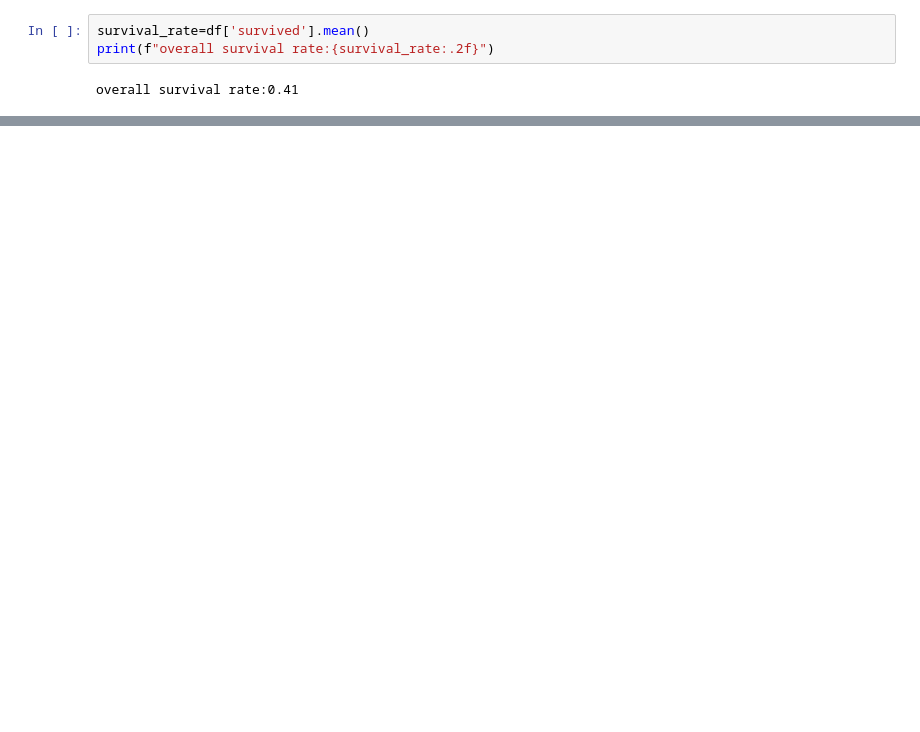
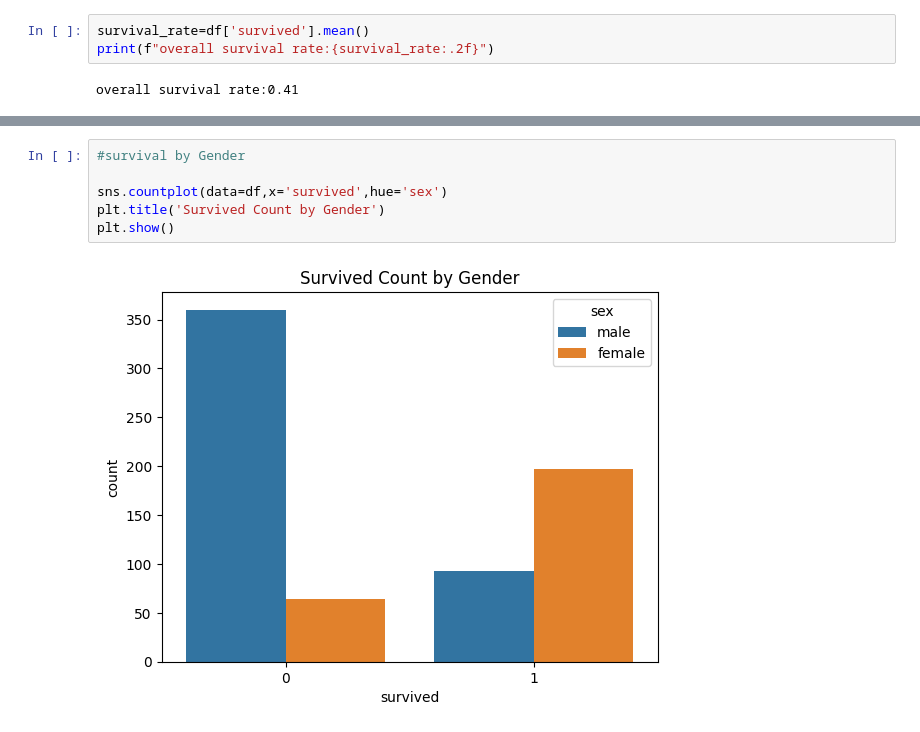
Before and after one commit to samirbahadurthapa/Titanic-Survival-Analysis, a Jupyter notebook: notebooks/titatanic_analysis.ipynb, the cells around one changed output, grey strips where cells are left out. Cells and saved outputs as stored; diff of their text form; blank space fills up the shorter version.

```diff
--- a/notebooks/titatanic_analysis.ipynb
+++ b/notebooks/titatanic_analysis.ipynb
@@ -64,0 +91,8 @@ overall survival rate:0.41
+# %%
+#survival by Gender
+
+sns.countplot(data=df,x='survived',hue='sex')
+plt.title('Survived Count by Gender')
+plt.show()
+# %% [output]
+[figure, added]
```
Also changed, not shown: parts of 9 cells of this notebook.
